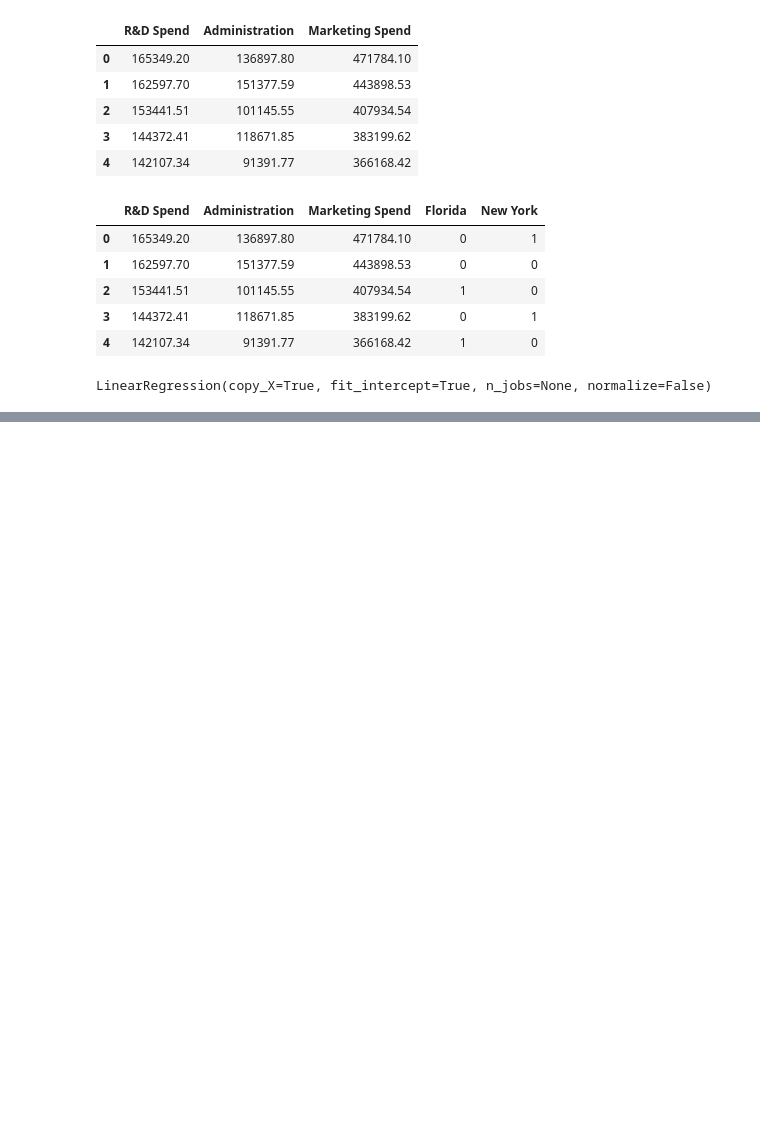
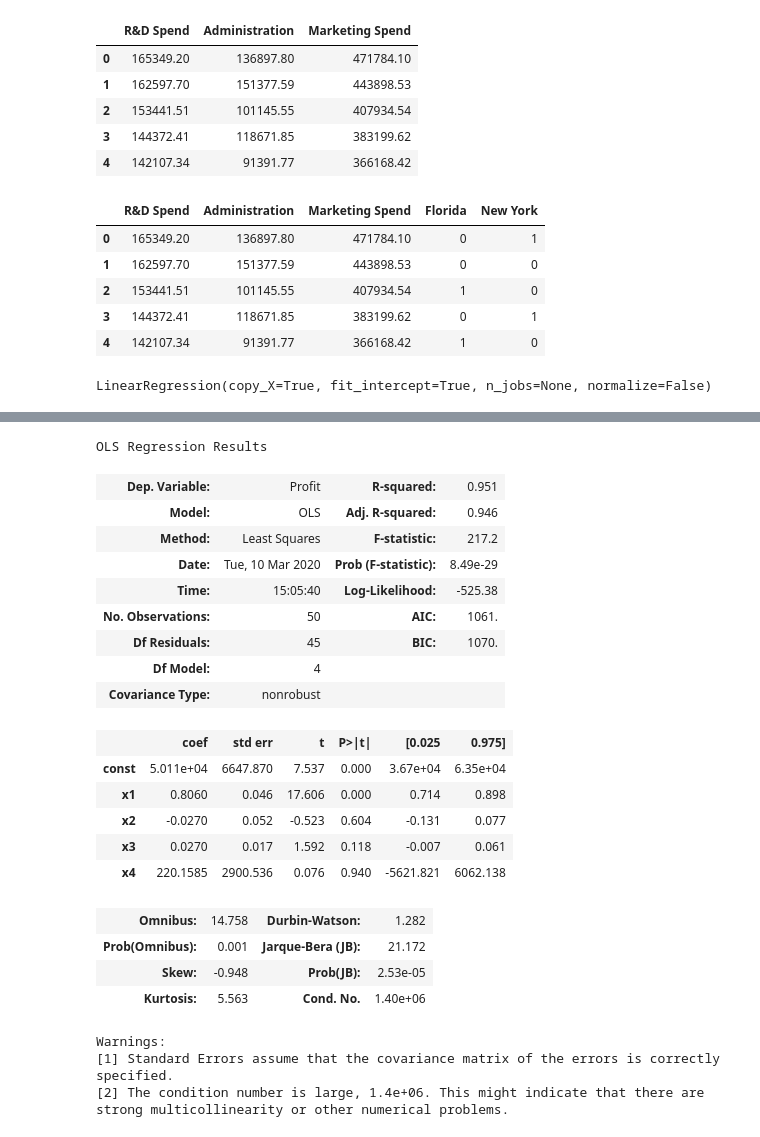
Before and after one commit to srmk1/learn-ml-hands-on, a Jupyter notebook: learn-ml-hands-on/ml-training-models/multiple-linear-regression.ipynb, the cells around one changed output, grey strips where cells are left out. Cells and saved outputs as stored; diff of their text form; code cells hidden in the pictures; blank space fills up the shorter version.

Commit message:
Updated multiple linear regression

```diff
--- a/learn-ml-hands-on/ml-training-models/multiple-linear-regression.ipynb
+++ b/learn-ml-hands-on/ml-training-models/multiple-linear-regression.ipynb
@@ -90,0 +110,35 @@ LinearRegression(copy_X=True, fit_intercept=True, n_jobs=None, normalize=False)
+# %%
+# To eliminate feature with least significance we use a statistical number called as "P-value"
+# We can get the p-value of each feature/column using statsmodel.formula.api library
+#!pip3 install statsmodels
+import statsmodels.regression.linear_model as sm_regrsr_lmodel
+X = np.append(arr = np.ones([50,1]).astype(int), values = X, axis = 1)
+# %%
+X_opt = X[:,[0,1,2,3,4]]
+regressor_OLS = sm_regrsr_lmodel.OLS(endog = y, exog = X_opt).fit()
+regressor_OLS.summary()
+# %% [output]
+OLS Regression Results
+| Dep. Variable: | Profit | R-squared: | 0.951 |
+| Model: | OLS | Adj. R-squared: | 0.946 |
+| Method: | Least Squares | F-statistic: | 217.2 |
+| Date: | Tue, 10 Mar 2020 | Prob (F-statistic): | 8.49e-29 |
+| Time: | 15:05:40 | Log-Likelihood: | -525.38 |
+| No. Observations: | 50 | AIC: | 1061. |
+| Df Residuals: | 45 | BIC: | 1070. |
+| Df Model: | 4 |  |  |
+| Covariance Type: | nonrobust |  |  |
+|  | coef | std err | t | P>|t| | [0.025 | 0.975] |
+| const | 5.011e+04 | 6647.870 | 7.537 | 0.000 | 3.67e+04 | 6.35e+04 |
+| x1 | 0.8060 | 0.046 | 17.606 | 0.000 | 0.714 | 0.898 |
+| x2 | -0.0270 | 0.052 | -0.523 | 0.604 | -0.131 | 0.077 |
+| x3 | 0.0270 | 0.017 | 1.592 | 0.118 | -0.007 | 0.061 |
+| x4 | 220.1585 | 2900.536 | 0.076 | 0.940 | -5621.821 | 6062.138 |
+| Omnibus: | 14.758 | Durbin-Watson: | 1.282 |
+| Prob(Omnibus): | 0.001 | Jarque-Bera (JB): | 21.172 |
+| Skew: | -0.948 | Prob(JB): | 2.53e-05 |
+| Kurtosis: | 5.563 | Cond. No. | 1.40e+06 |
+Warnings:
+[1] Standard Errors assume that the covariance matrix of the errors is correctly specified.
+[2] The condition number is large, 1.4e+06. This might indicate that there are
+strong multicollinearity or other numerical problems.
```
Also changed, not shown: parts of 8 cells of this notebook.
